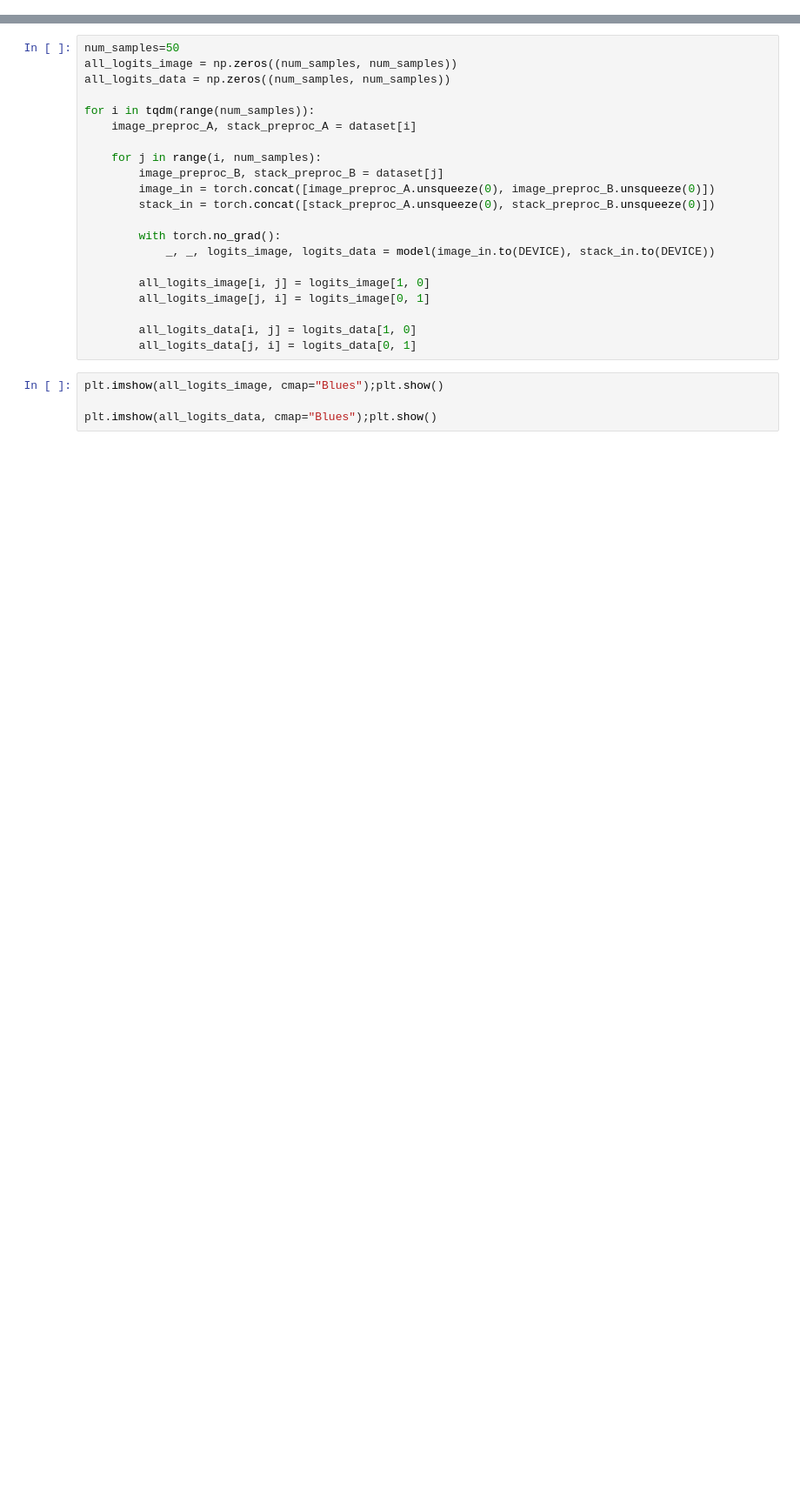
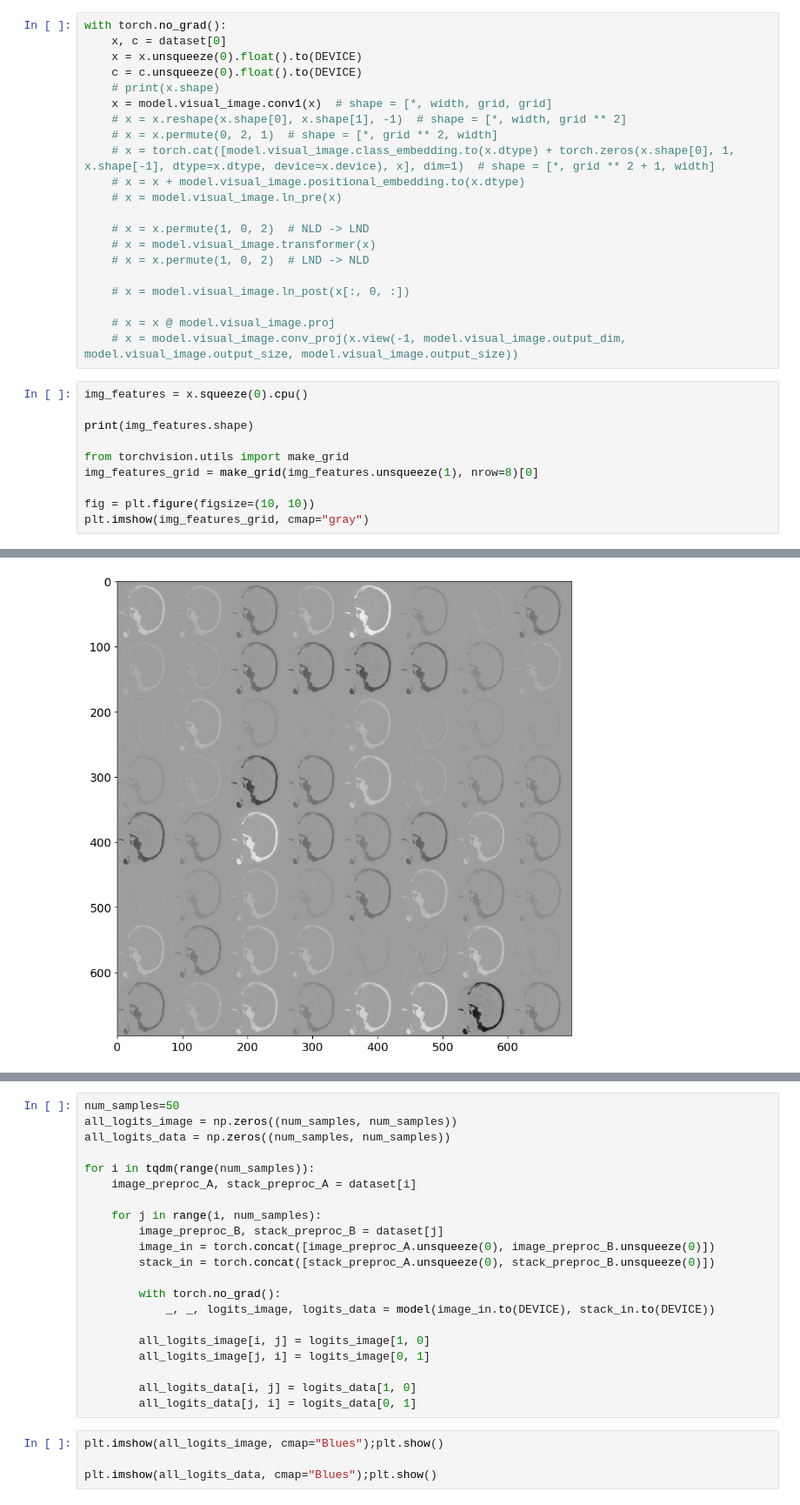
Before and after one commit to dpelacani/Seismic, a Jupyter notebook: analysis.ipynb, the cells around one changed output, grey strips where cells are left out. Shown at 87% size. Cells and saved outputs as stored; diff of their text form; blank space fills up the shorter version.

```diff
--- a/analysis.ipynb
+++ b/analysis.ipynb
@@ -242,0 +343,32 @@ plt.show()
+# %%
+with torch.no_grad():
+    x, c = dataset[0]
+    x = x.unsqueeze(0).float().to(DEVICE)
+    c = c.unsqueeze(0).float().to(DEVICE)
+    # print(x.shape)
+    x = model.visual_image.conv1(x)  # shape = [*, width, grid, grid]
+    # x = x.reshape(x.shape[0], x.shape[1], -1)  # shape = [*, width, grid ** 2]
+    # x = x.permute(0, 2, 1)  # shape = [*, grid ** 2, width]
+    # x = torch.cat([model.visual_image.class_embedding.to(x.dtype) + torch.zeros(x.shape[0], 1, x.shape[-1], dtype=x.dtype, device=x.device), x], dim=1)  # shape = [*, grid ** 2 + 1, width]
+    # x = x + model.visual_image.positional_embedding.to(x.dtype)
+    # x = model.visual_image.ln_pre(x)
+
+    # x = x.permute(1, 0, 2)  # NLD -> LND
+    # x = model.visual_image.transformer(x)
+    # x = x.permute(1, 0, 2)  # LND -> NLD
+
+    # x = model.visual_image.ln_post(x[:, 0, :])
+
+    # x = x @ model.visual_image.proj
+    # x = model.visual_image.conv_proj(x.view(-1, model.visual_image.output_dim, model.visual_image.output_size, model.visual_image.output_size))
+# %%
+img_features = x.squeeze(0).cpu()
+
+print(img_features.shape)
+
+from torchvision.utils import make_grid
+img_features_grid = make_grid(img_features.unsqueeze(1), nrow=8)[0]
+
+fig = plt.figure(figsize=(10, 10))
+plt.imshow(img_features_grid, cmap="gray")
+# %% [output]
@@ -242,0 +377 @@ plt.show()
+[figure, added]
```
Also changed, not shown: parts of 11 cells of this notebook.
